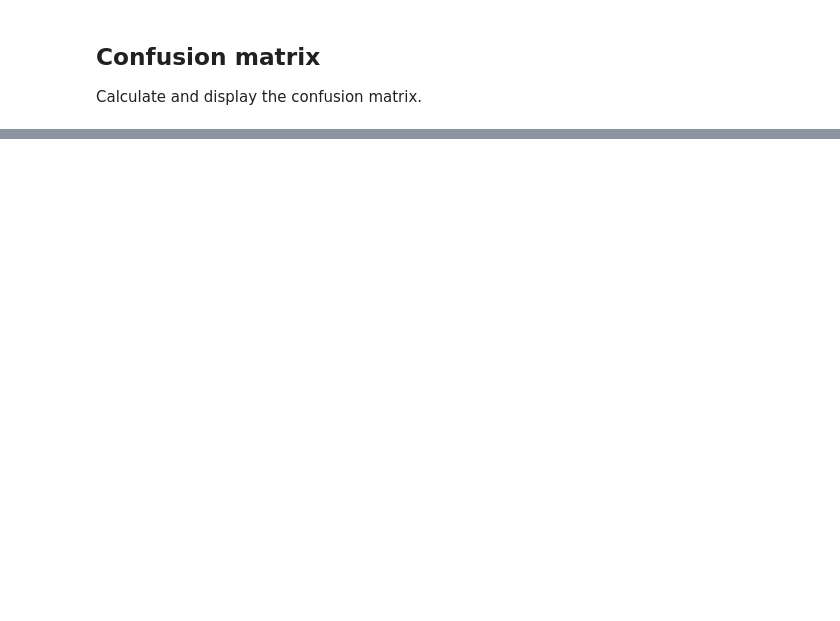
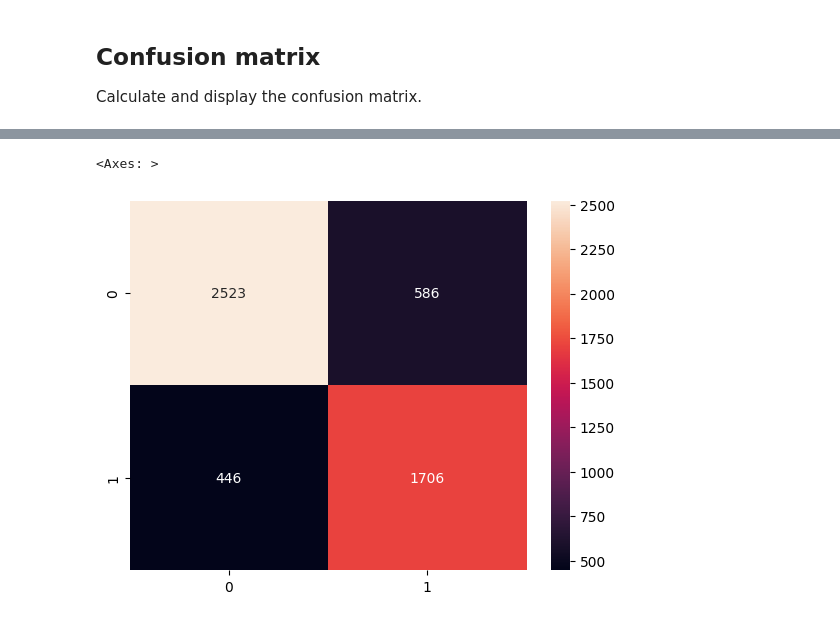
Before and after one commit to EthanMcFarlin/ait-deep-learning-assessment-6, a Jupyter notebook: Ethan_AIT_09_Author_classification_assessment.ipynb, the cells around one changed output, grey strips where cells are left out. Cells and saved outputs as stored; diff of their text form; code cells hidden in the pictures; blank space fills up the shorter version.

```diff
--- a/Ethan_AIT_09_Author_classification_assessment.ipynb
+++ b/Ethan_AIT_09_Author_classification_assessment.ipynb
@@ -146,6 +137,29 @@ Shape of the target data: (210396, 2)
 # %% [markdown]
 ## Data splitting
 Split the data into train, validate and test sets. Make
+# %%
+# Leveraging 'train_test_split' from 'sklearn.model_selection' to separate input and target data into test sets
+x_train, x_test, y_train, y_test = train_test_split(x, y, test_size = 0.15)
+
+# Appyling the same technique to separate out a subset of the data into a validation set
+x_train, x_val, y_train, y_val = train_test_split(x_train, y_train, test_size = 0.2)
 # %% [markdown]
 ## Model definition
 Define a 1D CNN or an LSTM for the task. Compile the model with the correct loss function.
+# %%
+# Defining model structure
+model = Sequential()
+
+# Adding additional layers
+model.add(Conv1D(filters=64, kernel_size=48, activation='relu', kernel_initializer='he_normal', input_shape=(sequence_length, combined_unique_characters_length), padding='same'))
+model.add(Dense(1, activation="sigmoid"))
+model.add(MaxPooling1D())
+model.add(Dropout(0.15))
+model.add(Flatten())
+model.add(Dense(128, activation='tanh'))
+model.add(Dropout(0.35))
+model.add(Dense(y_train.shape[1], activation='sigmoid'))
+
+# Compiling and summarizing model
+model.compile(loss='binary_crossentropy', optimizer='adam', metrics=['accuracy'])
+model.summary()
@@ -152,3 +184,13 @@ Define a 1D CNN or an LSTM for the task. Compile the model with the correct loss
 # %% [markdown]
 ## Model training
 Train the model and apply early stopping.
+# %%
+# Applying early stopping from 'tensorflow.keras.callbacks'
+es = EarlyStopping(patience = 10, restore_best_weights = True, monitor = "val_loss")
+
+# Fitting the model to the data with 40 epochs
+model.fit(x_train, y_train,
+          epochs=40, batch_size=32,
+          validation_data = (x_val, y_val),
+          callbacks= [es],
+          verbose=2)
@@ -158,3 +219,10 @@ Evaluate the model on the test data in terms of loss and accuracy.
 # %% [markdown]
 ## Confusion matrix
 Calculate and display the confusion matrix.
+# %%
+# Generating confusion matrix
+conf = confusion_matrix(y_test, np.rint(model.predict(x_test)))
+
+# Plotting confusion matrix using 'seaborn'
+sns.heatmap(conf, annot= True, fmt='d')
+# %% [output]
@@ -160,0 +230,2 @@ Calculate and display the confusion matrix.
+<Axes: >
+[figure, added]
```
Also changed, not shown: parts of 7 cells of this notebook.
